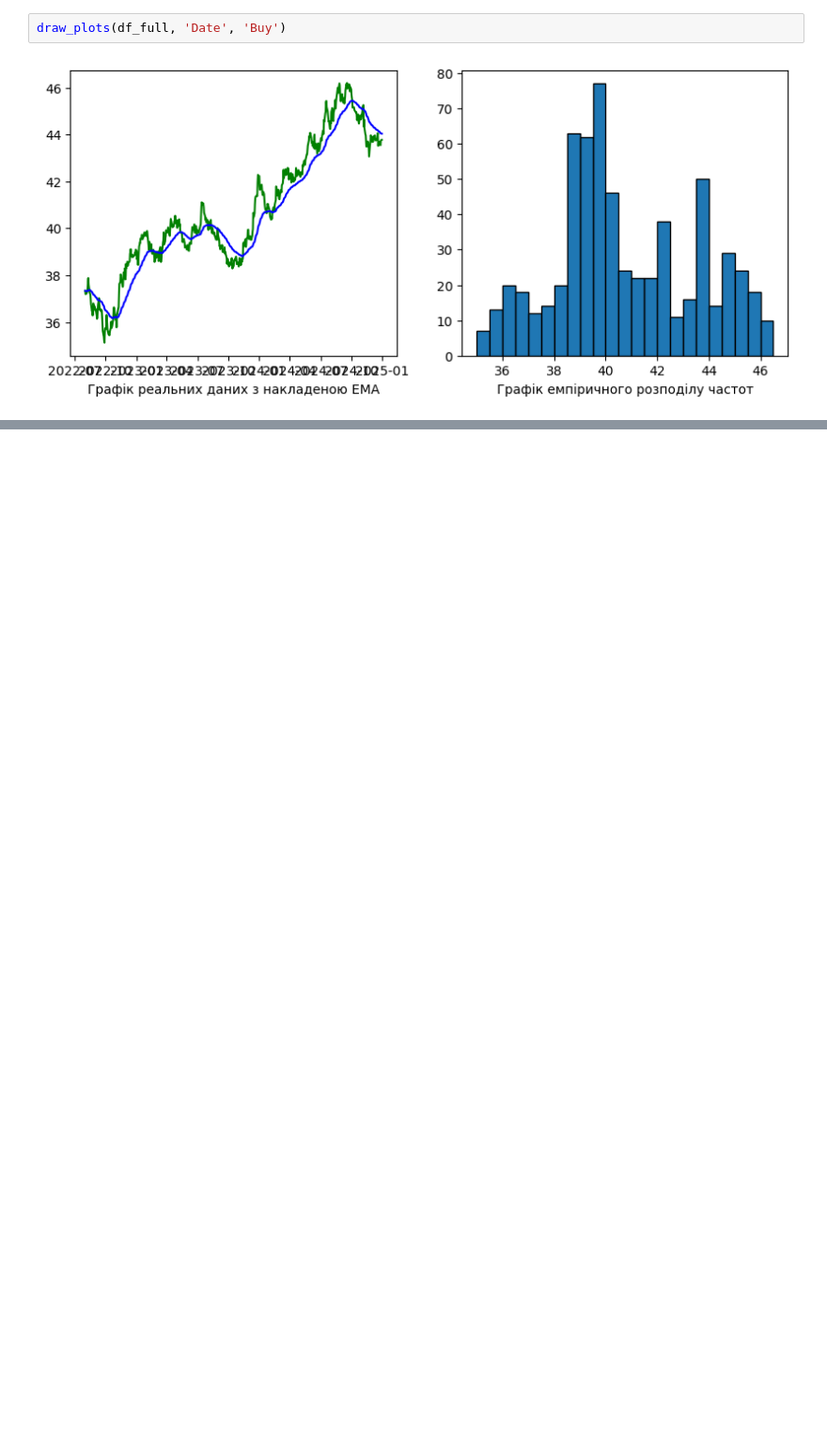
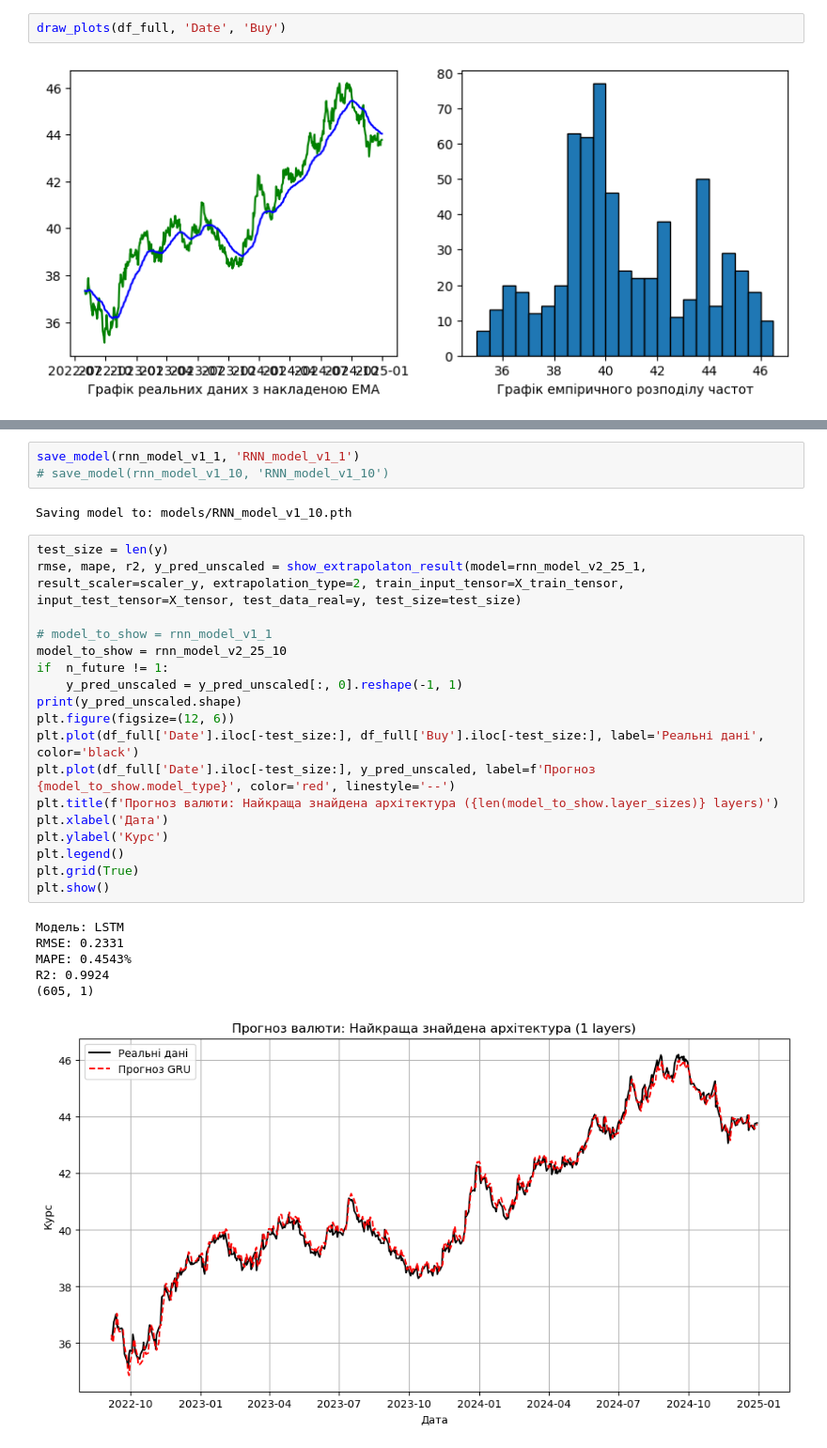
Before and after one commit to VarRoman/7_semester, a Jupyter notebook: Analysis_and_processing/Lab7/lab7.ipynb, the cells around one changed output, grey strips where cells are left out. Shown at 94% size. Drawn from its saved outputs; the diff is of its cells as text; blank space fills up the shorter version.

```diff
--- a/Analysis_and_processing/Lab7/lab7.ipynb
+++ b/Analysis_and_processing/Lab7/lab7.ipynb
@@ -366,0 +495,30 @@ R2: -9.3892%
+# %%
+save_model(rnn_model_v1_1, 'RNN_model_v1_1')
+# save_model(rnn_model_v1_10, 'RNN_model_v1_10')
+# %% [output]
+Saving model to: models/RNN_model_v1_10.pth
+# %%
+test_size = len(y)
+rmse, mape, r2, y_pred_unscaled = show_extrapolaton_result(model=rnn_model_v2_25_1, result_scaler=scaler_y, extrapolation_type=2, train_input_tensor=X_train_tensor, input_test_tensor=X_tensor, test_data_real=y, test_size=test_size)
+
+# model_to_show = rnn_model_v1_1
+model_to_show = rnn_model_v2_25_10
+if  n_future != 1:
+    y_pred_unscaled = y_pred_unscaled[:, 0].reshape(-1, 1)
+print(y_pred_unscaled.shape)
+plt.figure(figsize=(12, 6))
+plt.plot(df_full['Date'].iloc[-test_size:], df_full['Buy'].iloc[-test_size:], label='Реальні дані', color='black')
+plt.plot(df_full['Date'].iloc[-test_size:], y_pred_unscaled, label=f'Прогноз {model_to_show.model_type}', color='red', linestyle='--')
+plt.title(f'Прогноз валюти: Найкраща знайдена архітектура ({len(model_to_show.layer_sizes)} layers)')
+plt.xlabel('Дата')
+plt.ylabel('Курс')
+plt.legend()
+plt.grid(True)
+plt.show()
+# %% [output]
+Модель: LSTM
+RMSE: 0.2331
+MAPE: 0.4543%
+R2: 0.9924
+(605, 1)
+[figure, added]
```
Also changed, not shown: parts of 9 cells of this notebook, 2 other files.
